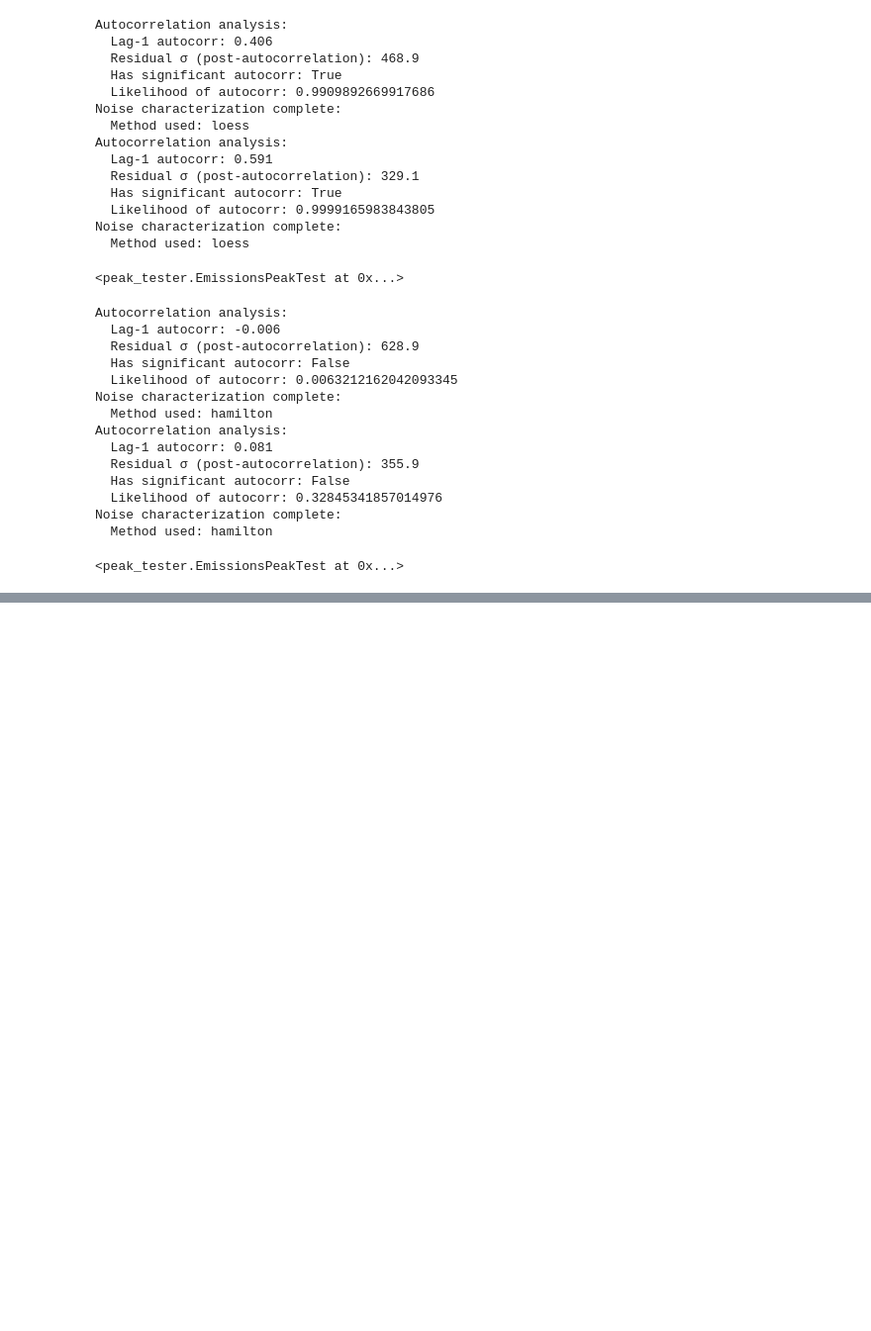
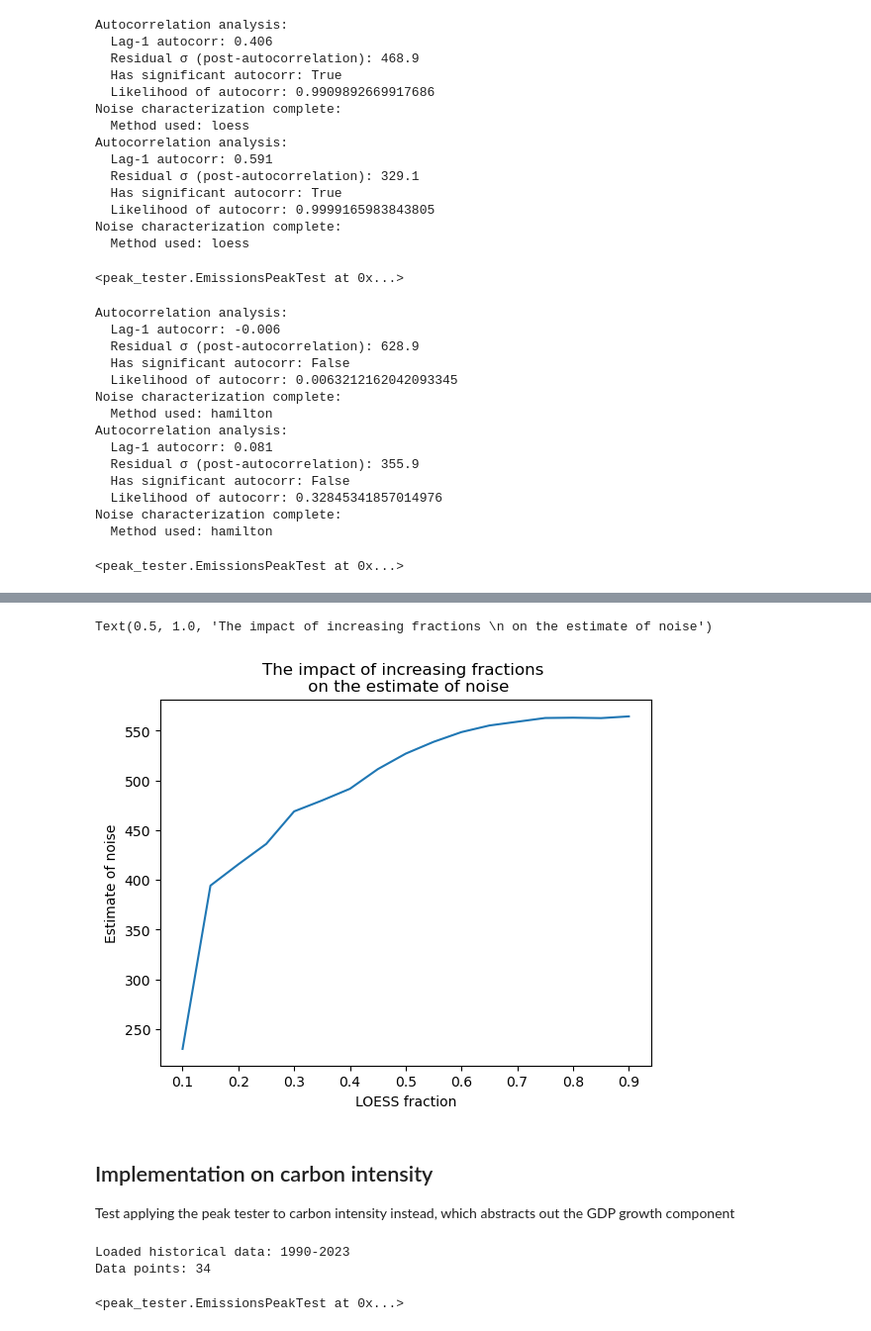
Before and after one commit to nezzag/peaking_test, a Jupyter notebook: notebooks/test_peaker.ipynb, the cells around one changed output, grey strips where cells are left out. Shown: that part at 99% size. Drawn from its saved outputs; the diff is of its cells as text; code cells hidden in the pictures; blank space fills up the shorter version.

```diff
--- a/notebooks/test_peaker.ipynb
+++ b/notebooks/test_peaker.ipynb
@@ -102,0 +219,22 @@ Noise characterization complete:
+# %%
+f, ax = plt.subplots()
+ax.plot(np.linspace(0.1,0.9,17),[noise_params[i]['sigma_residuals'] for i in range(17)])
+ax.set_ylabel('Estimate of noise')
+ax.set_xlabel('LOESS fraction')
+ax.set_title('The impact of increasing fractions \n on the estimate of noise')
+
+# LOESS fraction of 0.1 ~= 5 year trend, 0.2 ~= 10 trends (with 54 data points)
+# %% [output]
+Text(0.5, 1.0, 'The impact of increasing fractions \n on the estimate of noise')
+[figure, added]
+# %% [markdown]
+## Implementation on carbon intensity
+Test applying the peak tester to carbon intensity instead, which abstracts out the GDP growth component
+# %%
+carbon_intensity_tester = EmissionsPeakTest()
+carbon_intensity_tester.load_historical_data(
+    'fossil_intensity.csv', year_range = range(1990,2024))
+# %% [output]
+Loaded historical data: 1990-2023
+Data points: 34
+<peak_tester.EmissionsPeakTest at 0x...>
```
Also changed, not shown: parts of 39 cells of this notebook, 1 other file.
